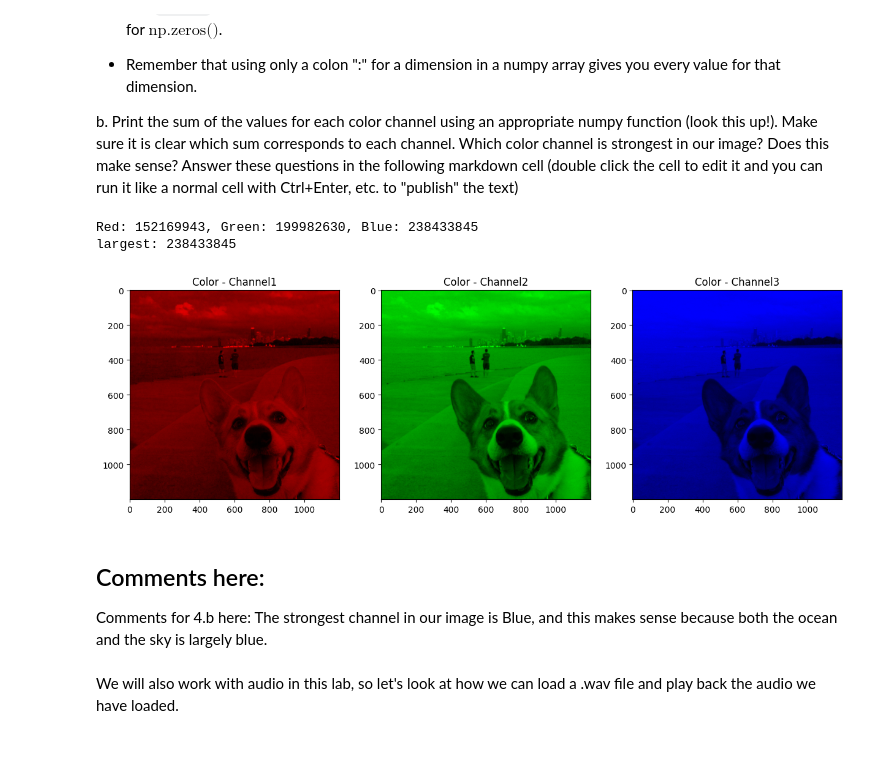
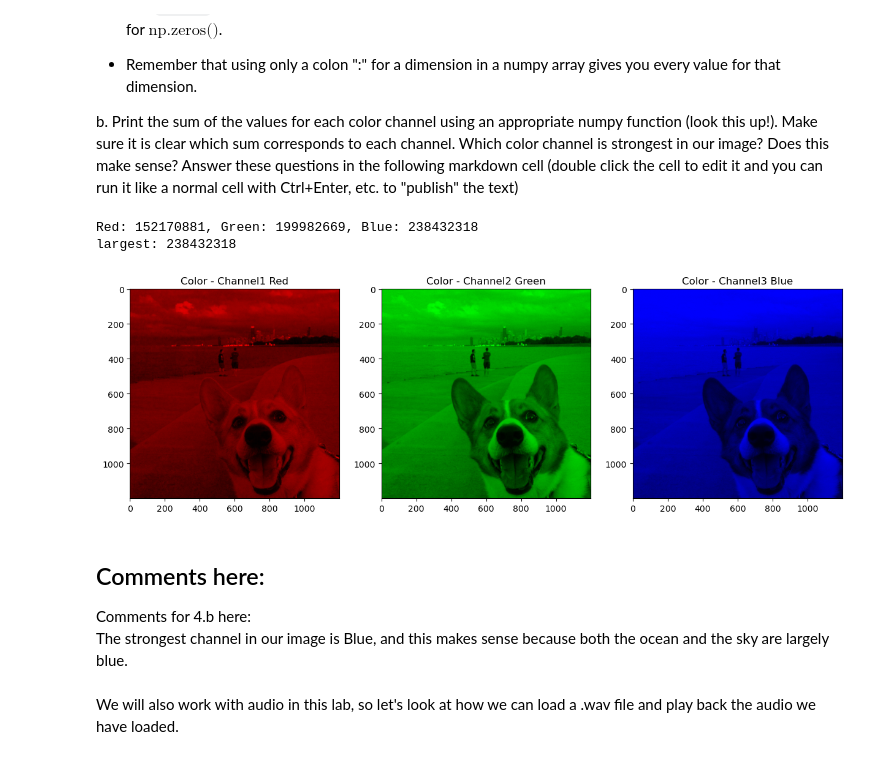
Before and after one commit to WilliamWei1126/SP26Class, a Jupyter notebook: ECE 311/Lab1/Lab1.ipynb, the cells around one changed output. Cells and saved outputs as stored; diff of their text form; code cells hidden in the pictures.

```diff
--- a/ECE 311/Lab1/Lab1.ipynb
+++ b/ECE 311/Lab1/Lab1.ipynb
@@ -510,44 +509,44 @@ b. Print the sum of the values for each color channel using an appropriate numpy
 # Suggested outline
 # (1) Initialize arrays of zeros for each of the three color channels,
 # you should have three 3-dimensional zero arrays, don't forget to set the data type to int!
 R = np.zeros(img_color.shape, dtype=int)
 G = np.zeros(img_color.shape, dtype=int)
 B = np.zeros(img_color.shape, dtype=int)
 
 # (2) For each color channel, use array slicing to extract that color channel's values from the original image
 # and place these values in the same corresponding color channel. For example, place the green channel values in
 # the green channel of your blank green channel image from step (1).
 
 R[:,:,0] = img_color[:,:,0]
 G[:,:,1] = img_color[:,:,1]
 B[:,:,2] = img_color[:,:,2]
 
 # (3) Plot!
 plt.figure(figsize=(15,9))
 plt.subplot(131)
 plt.imshow(R)
-plt.title('Color - Channel1')
+plt.title('Color - Channel1 Red')
 plt.subplot(132)
 plt.imshow(G)
-plt.title('Color - Channel2')
+plt.title('Color - Channel2 Green')
 plt.subplot(133)
 plt.imshow(B)
-plt.title('Color - Channel3')
+plt.title('Color - Channel3 Blue')
 # Code for Exercise 4.b:
 RS = np.sum(R)
 GS = np.sum(G)
 BS = np.sum(B)
 print('Red: {}, Green: {}, Blue: {}'.format(RS,GS,BS))
 print('largest: {}'.format(max(RS, GS, BS)))
 # %% [output]
-Red: 152169943, Green: 199982630, Blue: 238433845
-largest: 238433845
+Red: 152170881, Green: 199982669, Blue: 238432318
+largest: 238432318
-[figure, old version]
+[figure, new version]
 # %% [markdown]
 ## Comments here:
 
 Comments for 4.b here:
-The strongest channel in our image is Blue, and this makes sense because both the ocean and the sky is largely blue.
+The strongest channel in our image is Blue, and this makes sense because both the ocean and the sky are largely blue.
 # %% [markdown]
 We will also work with audio in this lab, so let's look at how we can load a .wav file and play back the audio we have loaded.
 # %%
```
Also changed, not shown: parts of 6 cells of this notebook.
